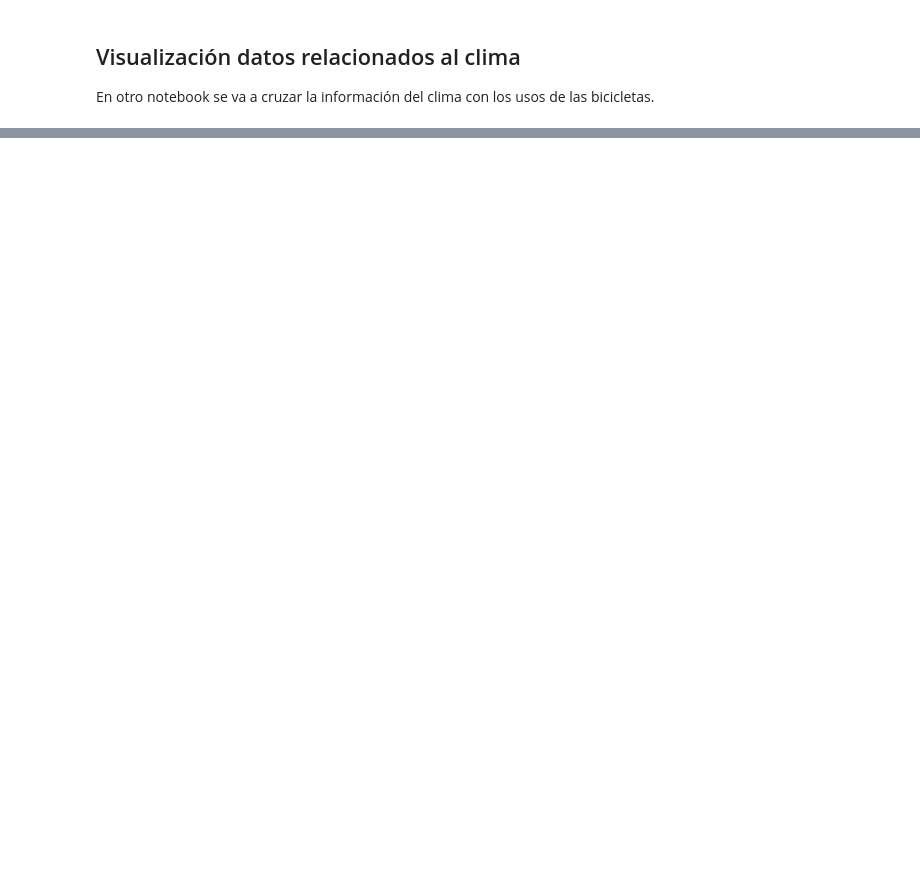
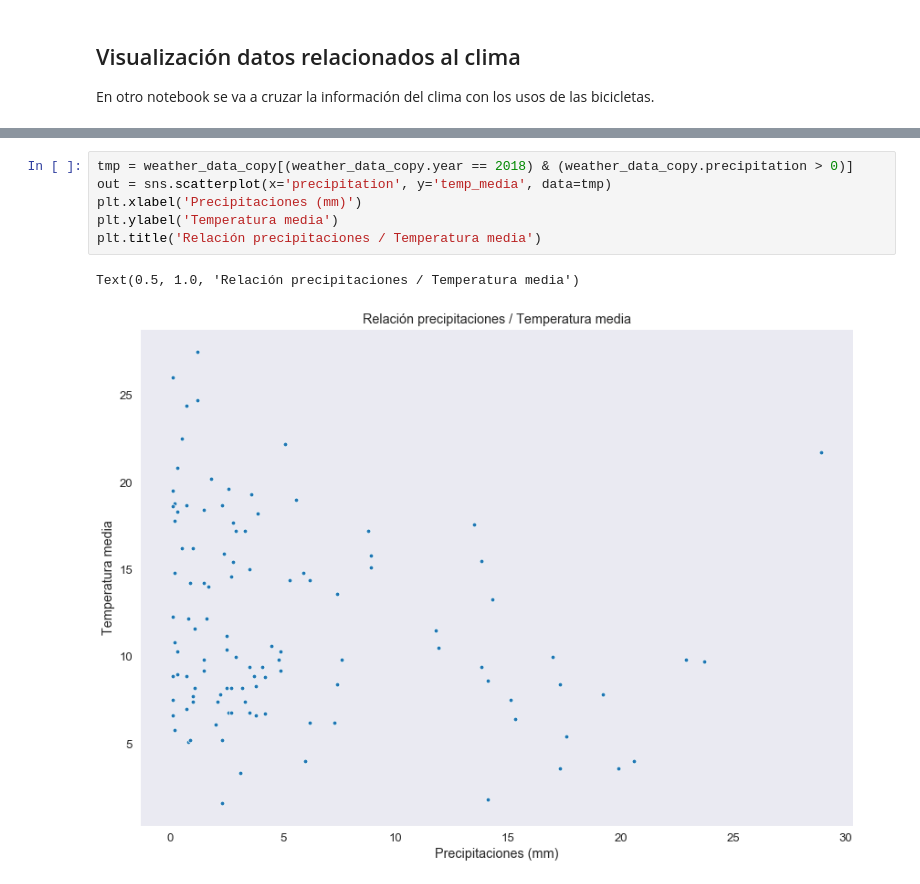
Before and after one commit to devgrla/bicimad, a Jupyter notebook: python/Clima Madrid.ipynb, the cells around one changed output, grey strips where cells are left out. Cells and saved outputs as stored; diff of their text form; blank space fills up the shorter version.

```diff
--- a/python/Clima Madrid.ipynb
+++ b/python/Clima Madrid.ipynb
@@ -184,0 +194,9 @@ out = sns.scatterplot(x='precipitation', y='temp_media', data=weather_data, size
+# %%
+tmp = weather_data_copy[(weather_data_copy.year == 2018) & (weather_data_copy.precipitation > 0)]
+out = sns.scatterplot(x='precipitation', y='temp_media', data=tmp)
+plt.xlabel('Precipitaciones (mm)')
+plt.ylabel('Temperatura media')
+plt.title('Relación precipitaciones / Temperatura media')
+# %% [output]
+Text(0.5, 1.0, 'Relación precipitaciones / Temperatura media')
+[figure, added]
```
Also changed, not shown: parts of 11 cells of this notebook.
